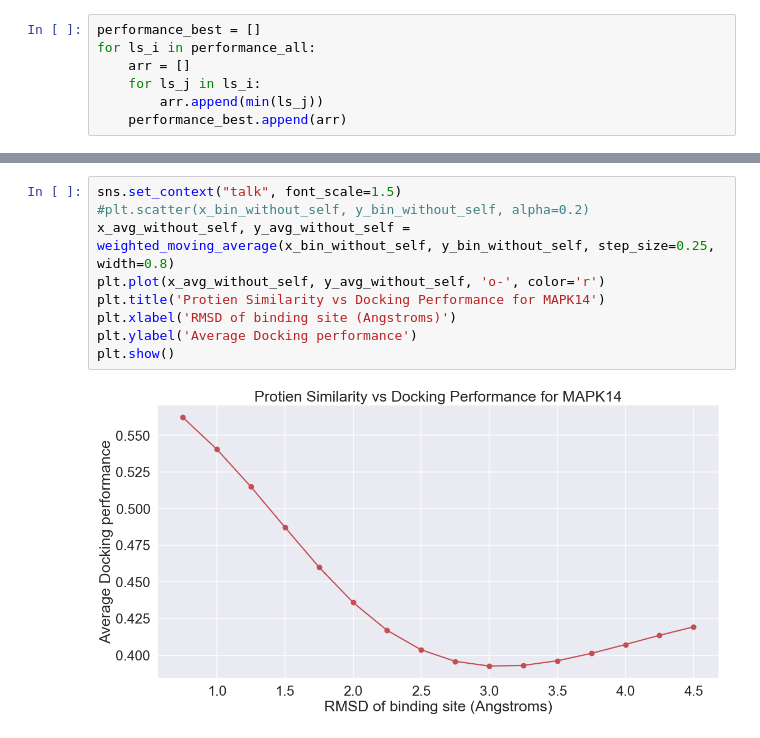
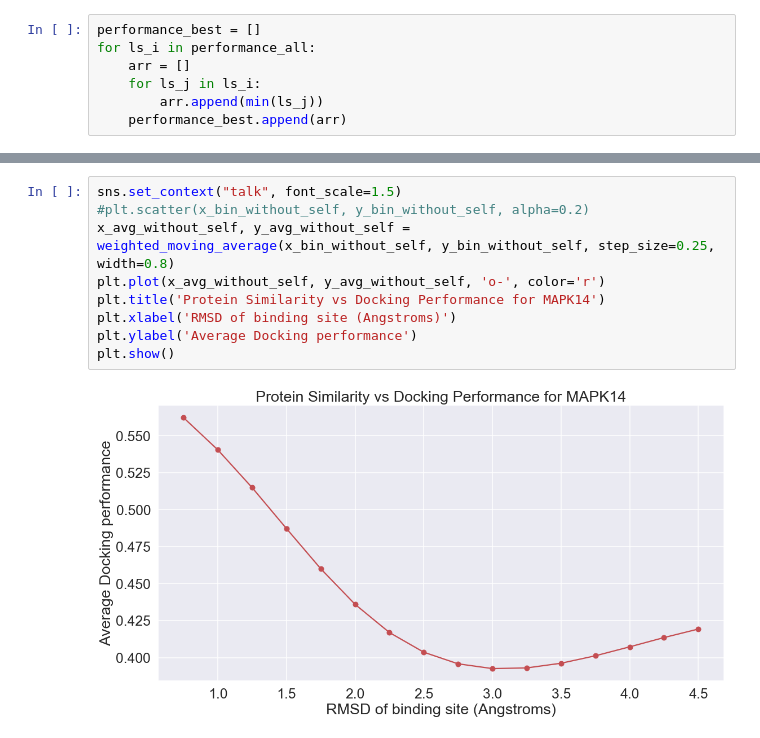
Before and after one commit to sidhikabalachandar/flexibility_project, a Jupyter notebook: protein_flexibility/Analysis/rmsd_analysis.ipynb, the cells around one changed output, grey strips where cells are left out. Drawn from its saved outputs; the diff is of its cells as text.

```diff
--- a/protein_flexibility/Analysis/rmsd_analysis.ipynb
+++ b/protein_flexibility/Analysis/rmsd_analysis.ipynb
@@ -371,11 +371,11 @@ plt.show()
 # %%
 sns.set_context("talk", font_scale=1.5)
 #plt.scatter(x_bin_without_self, y_bin_without_self, alpha=0.2)
 x_avg_without_self, y_avg_without_self = weighted_moving_average(x_bin_without_self, y_bin_without_self, step_size=0.25, width=0.8)
 plt.plot(x_avg_without_self, y_avg_without_self, 'o-', color='r')
-plt.title('Protien Similarity vs Docking Performance for MAPK14')
+plt.title('Protein Similarity vs Docking Performance for MAPK14')
 plt.xlabel('RMSD of binding site (Angstroms)')
 plt.ylabel('Average Docking performance')
 plt.show()
 # %% [output]
-[figure, old version]
+[figure, new version]
```
Also changed, not shown: parts of 13 cells of this notebook, 4 other files.
